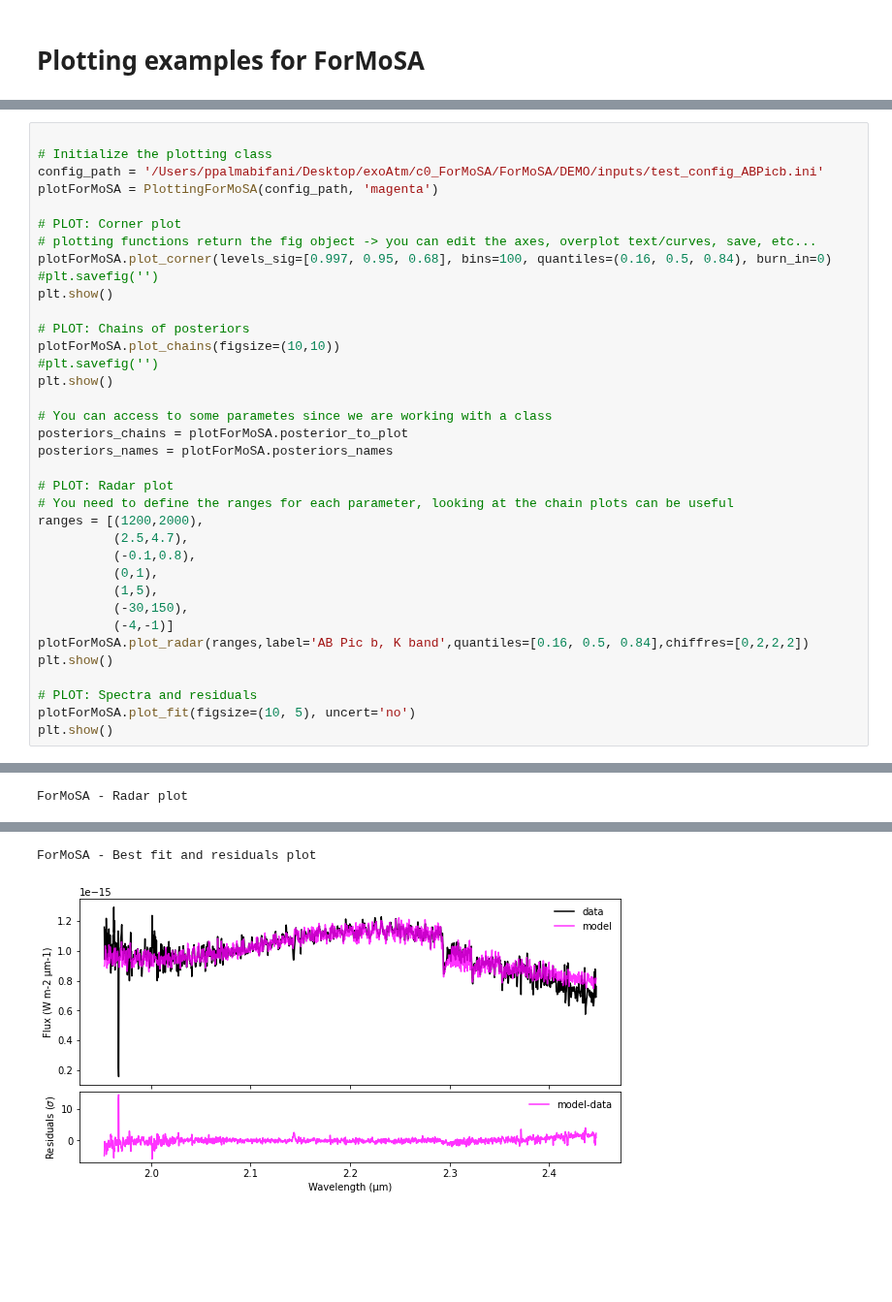
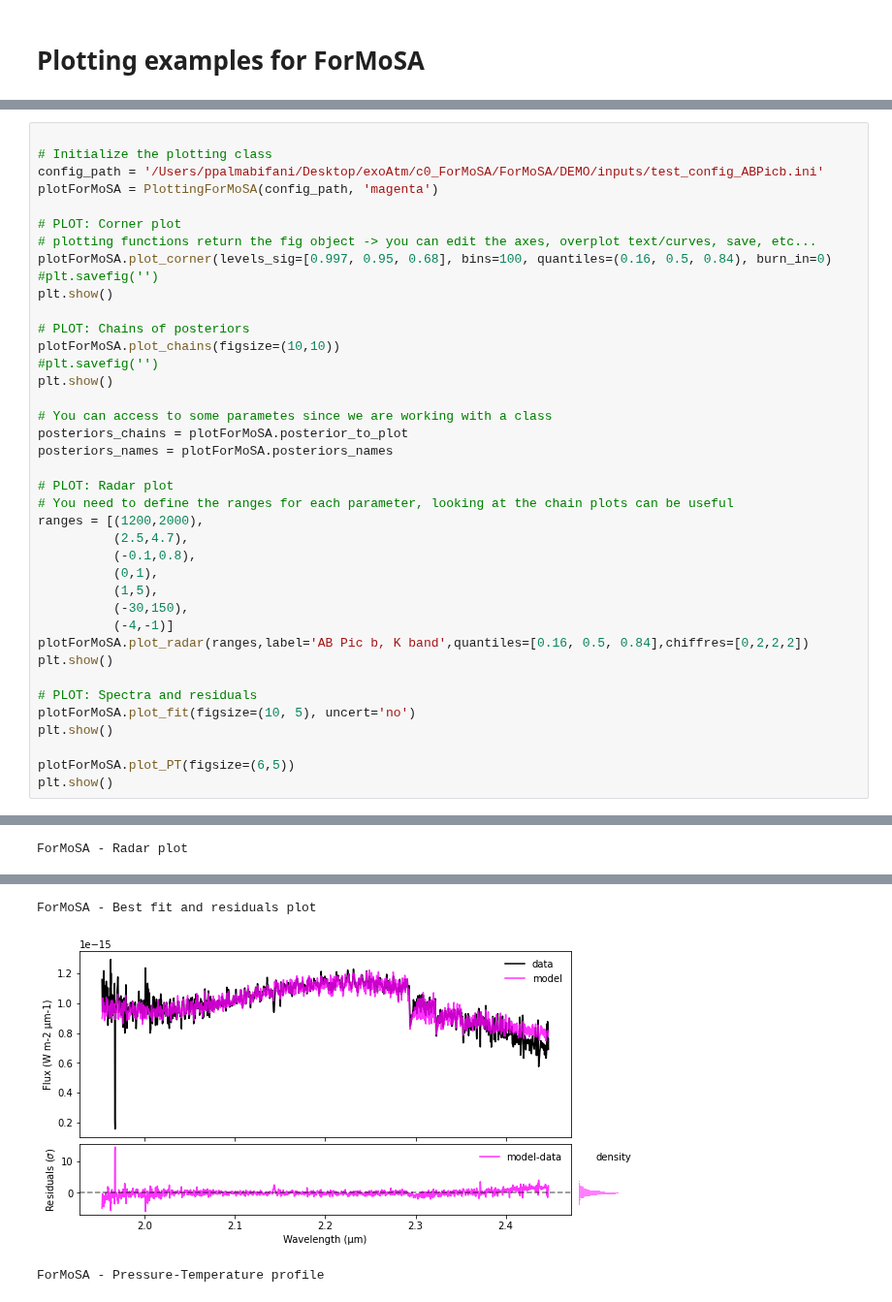
Before and after one commit to exoAtmospheres/ForMoSA, a Jupyter notebook: DEMO/outputs/output_plots.ipynb, the cells around one changed output, grey strips where cells are left out. Shown at 97% size. Cells and saved outputs as stored; diff of their text form; blank space fills up the shorter version.

Commit message:
added PT profile, missing some cleaning and ATMO implementation/generalization

```diff
--- a/DEMO/outputs/output_plots.ipynb
+++ b/DEMO/outputs/output_plots.ipynb
@@ -27,31 +26,35 @@ plotForMoSA.plot_chains(figsize=(10,10))
 #plt.savefig('')
 plt.show()
 
 # You can access to some parametes since we are working with a class
 posteriors_chains = plotForMoSA.posterior_to_plot
 posteriors_names = plotForMoSA.posteriors_names
 
 # PLOT: Radar plot
 # You need to define the ranges for each parameter, looking at the chain plots can be useful
 ranges = [(1200,2000),
           (2.5,4.7),
           (-0.1,0.8),
           (0,1),
           (1,5),
           (-30,150),
           (-4,-1)]
 plotForMoSA.plot_radar(ranges,label='AB Pic b, K band',quantiles=[0.16, 0.5, 0.84],chiffres=[0,2,2,2])
 plt.show()
 
 # PLOT: Spectra and residuals
 plotForMoSA.plot_fit(figsize=(10, 5), uncert='no')
 plt.show()
+
+plotForMoSA.plot_PT(figsize=(6,5))
+plt.show()
 # %% [output]
 ForMoSA - Corner plot
 [figure]
 ForMoSA - Posteriors chains for each parameter
 [figure]
 ForMoSA - Radar plot
 [figure]
 ForMoSA - Best fit and residuals plot
-[figure, old version]
+[figure, new version]
+ForMoSA - Pressure-Temperature profile
```
Also changed, not shown: parts of 3 cells of this notebook, 1 other file.
